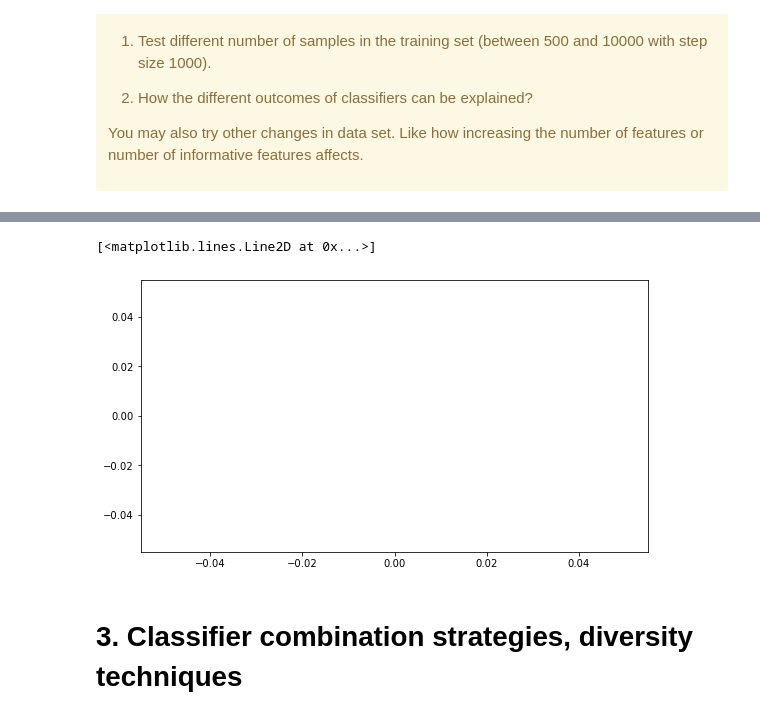
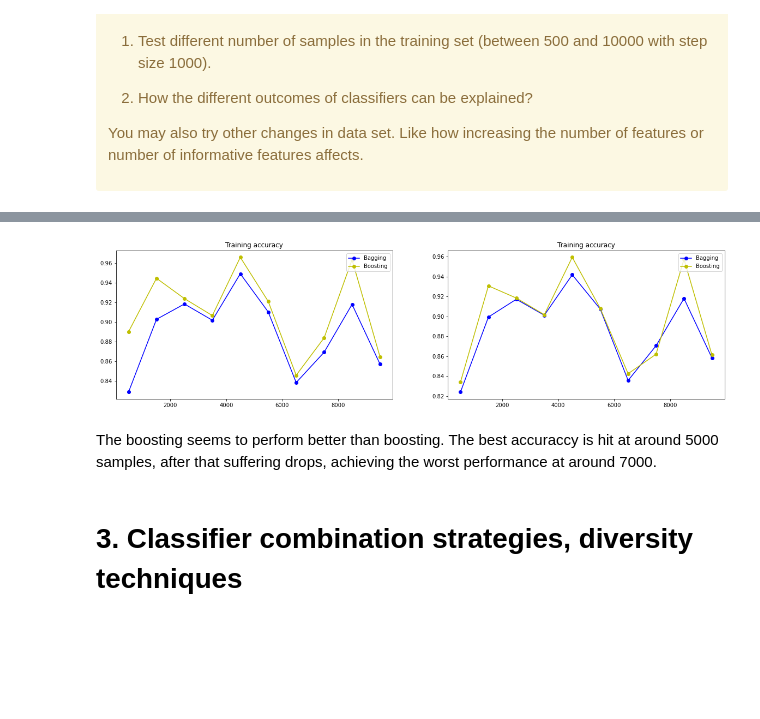
Before and after one commit to MAHA06/MultiModalCourse, a Jupyter notebook: Exercise 6 files-20201215/exercise6.ipynb, the cells around one changed output, grey strips where cells are left out. Drawn from its saved outputs; the diff is of its cells as text; code cells hidden in the pictures; blank space fills up the shorter version.

```diff
--- a/Exercise 6 files-20201215/exercise6.ipynb
+++ b/Exercise 6 files-20201215/exercise6.ipynb
@@ -406,13 +406,10 @@ from sklearn.ensemble import AdaBoostClassifier
 
 #Initialize variables to store the number of laps and an array for storing accuracy values.
 learn_count = 0
-learning = np.zeros([20,2])
-big_ada_acc_test=np.zeros(0)
-big_ada_acc_train=np.zeros(0)
-big_bag_acc_train=np.zeros(0)
-big_bag_acc_test=np.zeros(0)
+learning_bag = np.zeros([10,2])
+learning_ada=np.zeros([10,2])
 ox=np.zeros(0)
-for dataS in range(500,10000,1000):
+for dataS in range(500,10001,1000):
     X_art, y_art = make_classification(n_samples=dataS, n_features=4,
                            n_informative=2, n_redundant=0,
                            random_state=0, shuffle=False)
@@ -423,10 +420,8 @@ for dataS in range(500,10000,1000):
     ada = AdaBoostClassifier(n_estimators=n_estim, random_state=0)
 
     count = 0
-    ada_accuracies_train = np.zeros(0)
-    ada_accuracies_test = np.zeros(0)
-    bag_accuracies_train=np.zeros(0)
-    bag_accuracies_test=np.zeros(0)
+    bag_accs=np.zeros([5,2])
+    ada_accs=np.zeros([5,2])
     nr_samples=np.zeros(0)
 
 
@@ -440,46 +435,35 @@ for dataS in range(500,10000,1000):
         ada.fit(X_train,y_train)
         bag.fit(X_train,y_train)
         #Calculate training and testing accuracies
-        ada_train_acc = ada.score(X_train, y_train)
-        ada_test_acc  = ada.score(X_test, y_test)
-        bag_train_acc = bag.score(X_train, y_train)
-        bag_test_acc  = bag.score(X_test, y_test)
-        np.append(ada_accuracies_train,ada_train_acc)
-        np.append(ada_accuracies_test,ada_test_acc)
-        np.append(bag_accuracies_train,bag_train_acc)
-        np.append(bag_accuracies_test,bag_test_acc)
-        print(bag_accuracies_train)
+        ada_accs[count,0] = ada.score(X_train, y_train)
+        ada_accs[count,1]  = ada.score(X_test, y_test)
+        bag_accs[count,0] = bag.score(X_train, y_train)
+        bag_accs[count,1]  = bag.score(X_test, y_test)
+
+
+
         count += 1
 
-    print(bag_test_acc)
-    np.append(big_ada_acc_train,np.mean(ada_accuracies_train))
-    np.append(big_ada_acc_test,np.mean(ada_accuracies_test))
-    np.append(big_bag_acc_train,np.mean(bag_accuracies_train))
-    np.append(big_bag_acc_test,np.mean(bag_accuracies_test))
-    mean_acc = np.mean(accuracies,axis=0)
-    np.append(ox,dataS)
-#     print(big_ada_acc_train)
-    #print(np.mean(accuracies,axis=0))
+    mean_bag_acc=np.mean(bag_accs,axis=0)
+    mean_ada_acc = np.mean(ada_accs,axis=0)
 
-#     learning[learn_count,:] = mean_acc
-#     learn_count += 1
+
+
+    learning_bag[learn_count,:] = mean_bag_acc
+    learning_ada[learn_count,:] = mean_ada_acc
+    learn_count += 1
 
 f = plt.figure(figsize=(20,5))
-print(ox.shape)
-print(big_ada_acc_train.shape)
+
 f.add_subplot(1, 2, 1)
-plt.plot(ox,big_ada_acc_train,'r')
-plt.plot(ox,big_bag_acc_train,'b')
+plt.plot(range(500,10001,1000), learning_bag[:, 0], 'bo-', label = 'Bagging')
+plt.plot(range(500,10001,1000), learning_ada[:, 0], 'yo-', label = 'Boosting')
+plt.legend(loc='upper right')
+plt.title('Training accuracy')
 
-# f.add_subplot(1, 2, 2)
-# mu_s = np.reshape(mu_s, ((-1,1)))
-# plt.plot(z)
-# plt.plot(mu_s, 'r')
-# plt.show()
-# fig3,ax3 = plt.subplots()
-# fig3.add_subplot(2,0,1)
-# ax3.plot(range(1,21,1),learning[:,0],'bo-', label = 'train_acc')
-# ax3.plot(range(1,21,1),learning[:,1],'yo-', label = 'test_acc')
-# legend = ax3.legend(loc='lower center')
-# plt.show()
+f.add_subplot(1, 2, 2)
+plt.plot(range(500,10001,1000), learning_bag[:, 1], 'bo-', label = 'Bagging')
+plt.plot(range(500,10001,1000), learning_ada[:, 1], 'yo-', label = 'Boosting')
+plt.legend(loc='upper right')
+plt.title('Training accuracy')
 # %% [output]
@@ -548,5 +471,6 @@ plt.plot(ox,big_bag_acc_train,'b')
-[<matplotlib.lines.Line2D at 0x...>]
-[figure, old version]
+[figure, new version]
+# %% [markdown]
+The boosting seems to perform better than boosting. The best accuraccy is hit at around 5000 samples, after that suffering drops, achieving the worst performance at around 7000.
 # %% [markdown]
 # 3. Classifier combination strategies, diversity techniques
 # %% [markdown]
```
Also changed, not shown: parts of 4 cells of this notebook.
